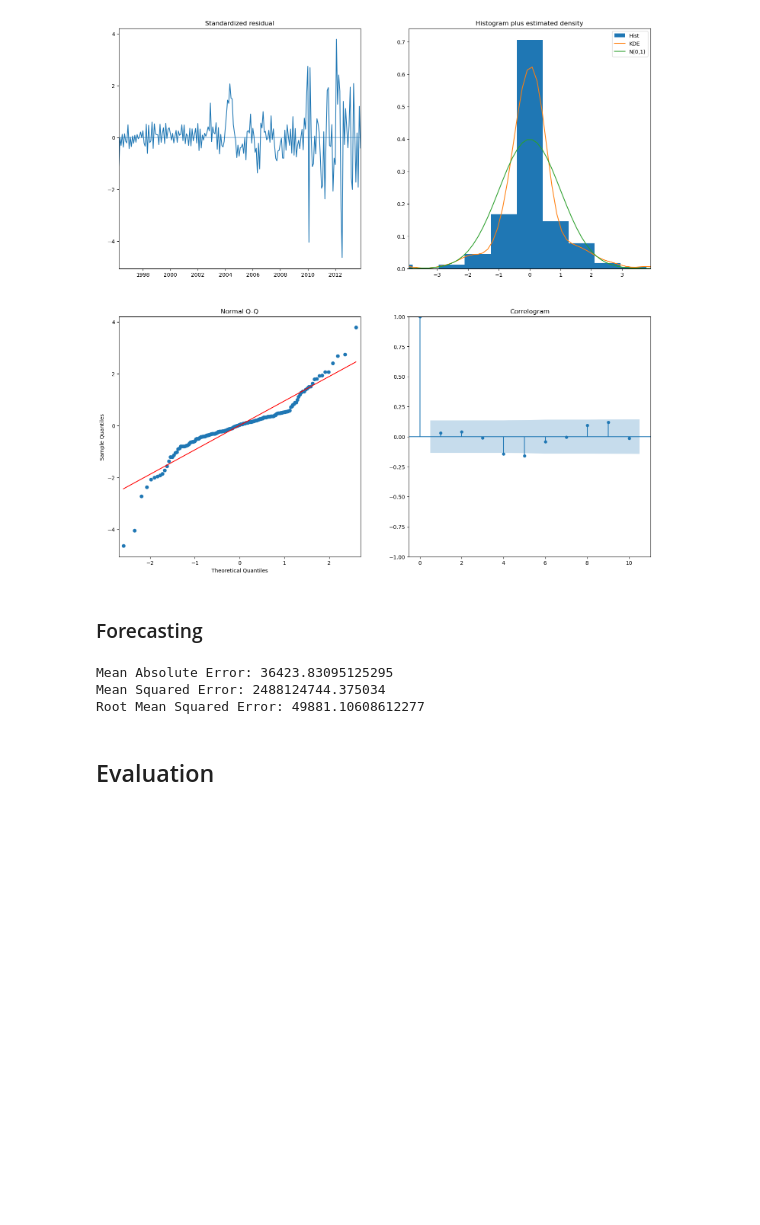
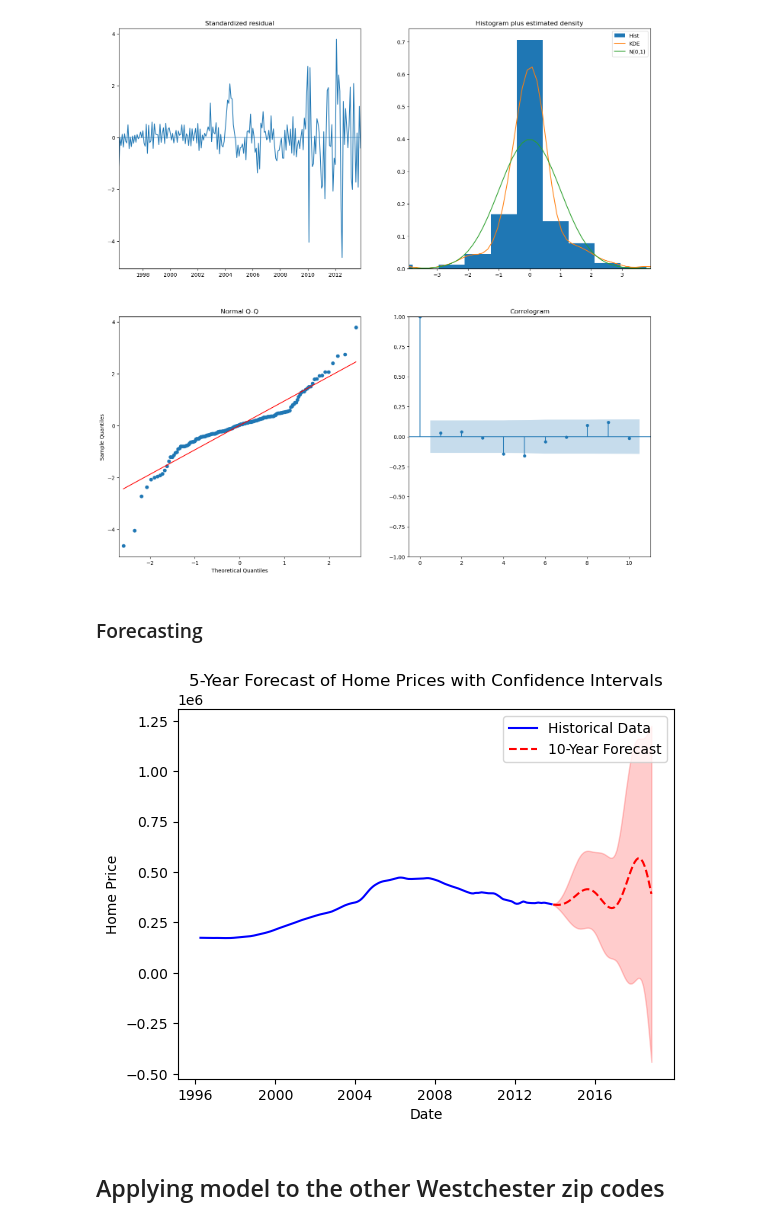
Before and after one commit to hannahdallas/zillow_time_series_model, a Jupyter notebook: notebook.ipynb, the cells around one changed output. Cells and saved outputs as stored; diff of their text form; code cells hidden in the pictures; blank space fills up the shorter version.

Commit message:
Forecasted 5 years ahead

```diff
--- a/notebook.ipynb
+++ b/notebook.ipynb
@@ -471,25 +471,33 @@ sigma2      5.021e+05   3.88e-06   1.29e+11      0.000    5.02e+05    5.02e+05
 [figure]
 # %% [markdown]
 ### Forecasting
-# %%
-# Forecast
-in_sample_predictions = output.predict(start=train.index[0], end=train.index[-1])
-out_of_sample_forecasts = output.forecast(steps=len(test))
-
-# Calculate MAE
-mae = mean_absolute_error(test, out_of_sample_forecasts)
-print(f'Mean Absolute Error: {mae}')
-
-# Calculate MSE
-mse = mean_squared_error(test, out_of_sample_forecasts)
-print(f'Mean Squared Error: {mse}')
-
-# Calculate RMSE
-rmse = np.sqrt(mse)
-print(f'Root Mean Squared Error: {rmse}')
-# %% [output]
-Mean Absolute Error: 36423.83095125295
-Mean Squared Error: 2488124744.375034
-Root Mean Squared Error: 49881.10608612277
-# %% [markdown]
-## Evaluation
+# %%
+forecast_steps = 60  # 5 years * 12 months/year
+# %%
+forecast = output.get_forecast(steps=forecast_steps)
+forecast_mean = forecast.predicted_mean
+forecast_conf_int = forecast.conf_int()
+# %%
+forecast_dates = pd.date_range(start=train.index[-1] + pd.Timedelta(days=1), periods=forecast_steps, freq='M')
+# %%
+# Plot historical data
+plt.plot(train.index, train, label='Historical Data', color='blue')
+
+# Plot forecasts
+plt.plot(forecast_dates, forecast_mean, label='10-Year Forecast', color='red', linestyle='--')
+
+# Plot confidence intervals
+plt.fill_between(forecast_dates, forecast_conf_int.iloc[:, 0], forecast_conf_int.iloc[:, 1], color='red', alpha=0.2)
+
+# Add labels and legend
+plt.xlabel('Date')
+plt.ylabel('Home Price')
+plt.title('5-Year Forecast of Home Prices with Confidence Intervals')
+plt.legend()
+
+# Display the plot
+plt.show()
+# %% [output]
+[figure, added]
+# %% [markdown]
+## Applying model to the other Westchester zip codes
```
